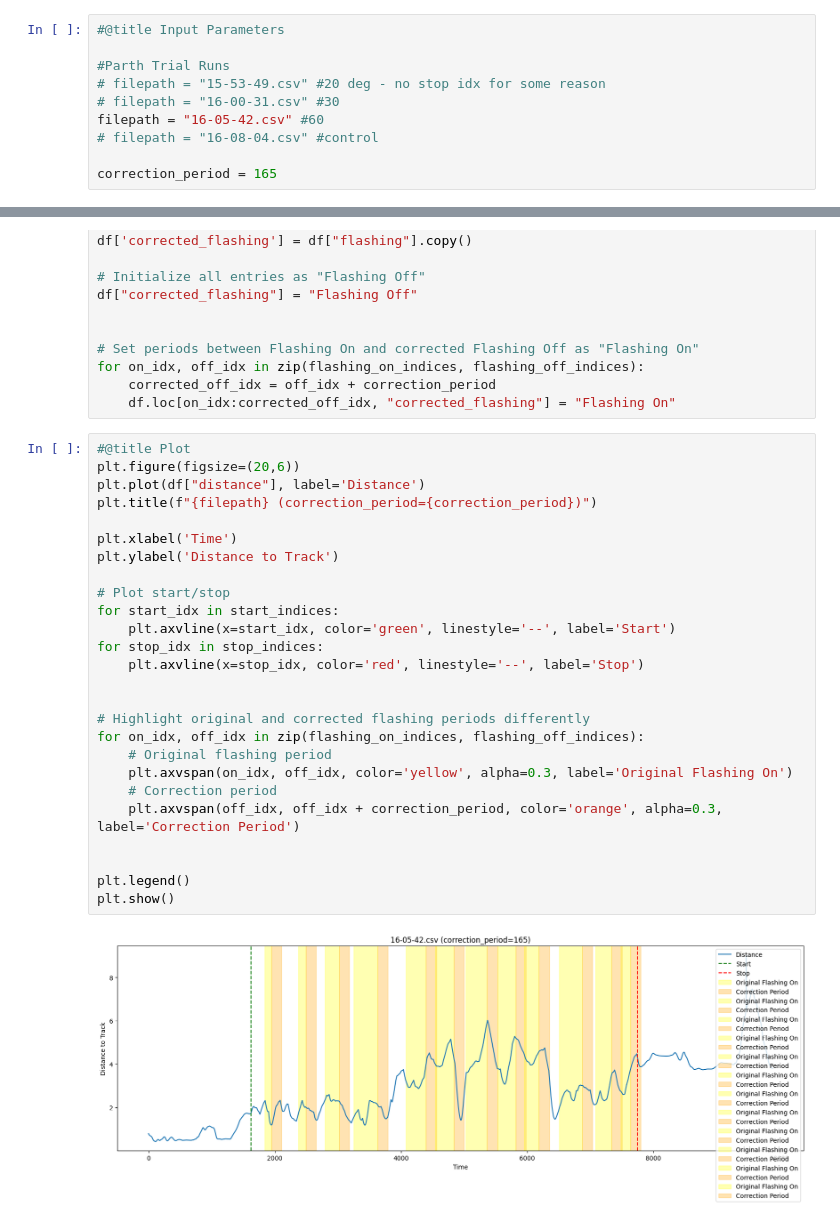
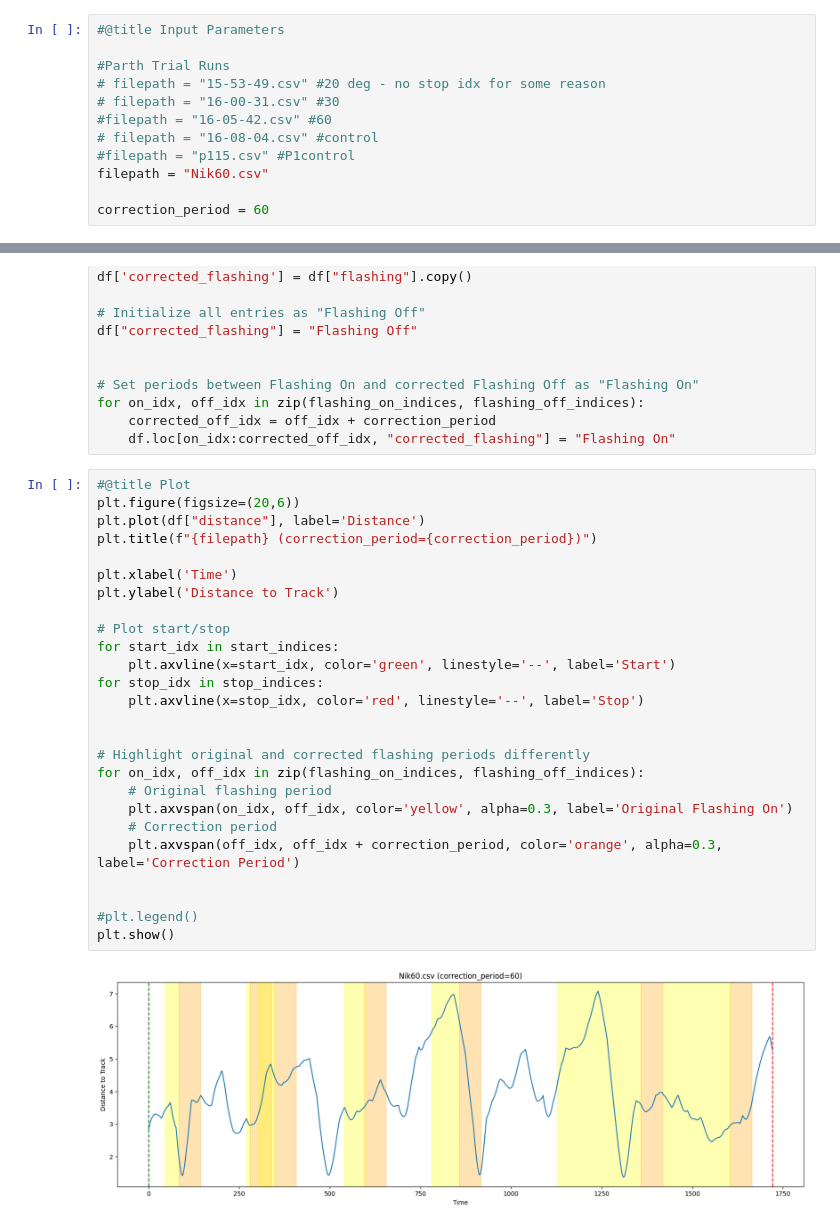
Before and after one commit to LilG0053/ResearchControl, a Jupyter notebook: AR_Safety_Data_Analysis.ipynb, the cells around one changed output, grey strips where cells are left out. Cells and saved outputs as stored; diff of their text form.

```diff
--- a/AR_Safety_Data_Analysis.ipynb
+++ b/AR_Safety_Data_Analysis.ipynb
@@ -8,10 +8,12 @@ import pandas as pd
 #Parth Trial Runs
 # filepath = "15-53-49.csv" #20 deg - no stop idx for some reason
 # filepath = "16-00-31.csv" #30
-filepath = "16-05-42.csv" #60
+#filepath = "16-05-42.csv" #60
 # filepath = "16-08-04.csv" #control
+#filepath = "p115.csv" #P1control
+filepath = "Nik60.csv"
 
-correction_period = 165
+correction_period = 60
 # %%
 #@title Initialize Data
 stop_idx = 0
@@ -87,31 +89,31 @@ for on_idx, off_idx in zip(flashing_on_indices, flashing_off_indices):
 # %%
 #@title Plot
 plt.figure(figsize=(20,6))
 plt.plot(df["distance"], label='Distance')
 plt.title(f"{filepath} (correction_period={correction_period})")
 
 plt.xlabel('Time')
 plt.ylabel('Distance to Track')
 
 # Plot start/stop
 for start_idx in start_indices:
     plt.axvline(x=start_idx, color='green', linestyle='--', label='Start')
 for stop_idx in stop_indices:
     plt.axvline(x=stop_idx, color='red', linestyle='--', label='Stop')
 
 
 # Highlight original and corrected flashing periods differently
 for on_idx, off_idx in zip(flashing_on_indices, flashing_off_indices):
     # Original flashing period
     plt.axvspan(on_idx, off_idx, color='yellow', alpha=0.3, label='Original Flashing On')
     # Correction period
     plt.axvspan(off_idx, off_idx + correction_period, color='orange', alpha=0.3, label='Correction Period')
 
 
-plt.legend()
+#plt.legend()
 plt.show()
 # %% [output]
-[figure, old version]
+[figure, new version]
 # %%
 #@title Get statistics for flashing/non-flashing segments
 
```
Also changed, not shown: parts of 2 cells of this notebook.
